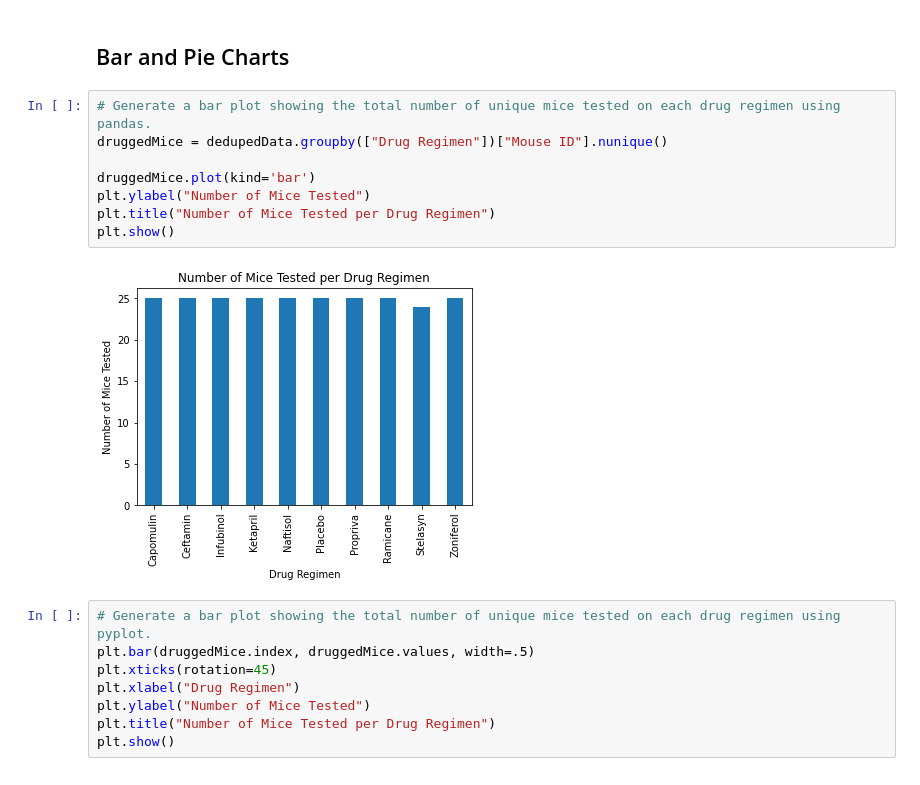
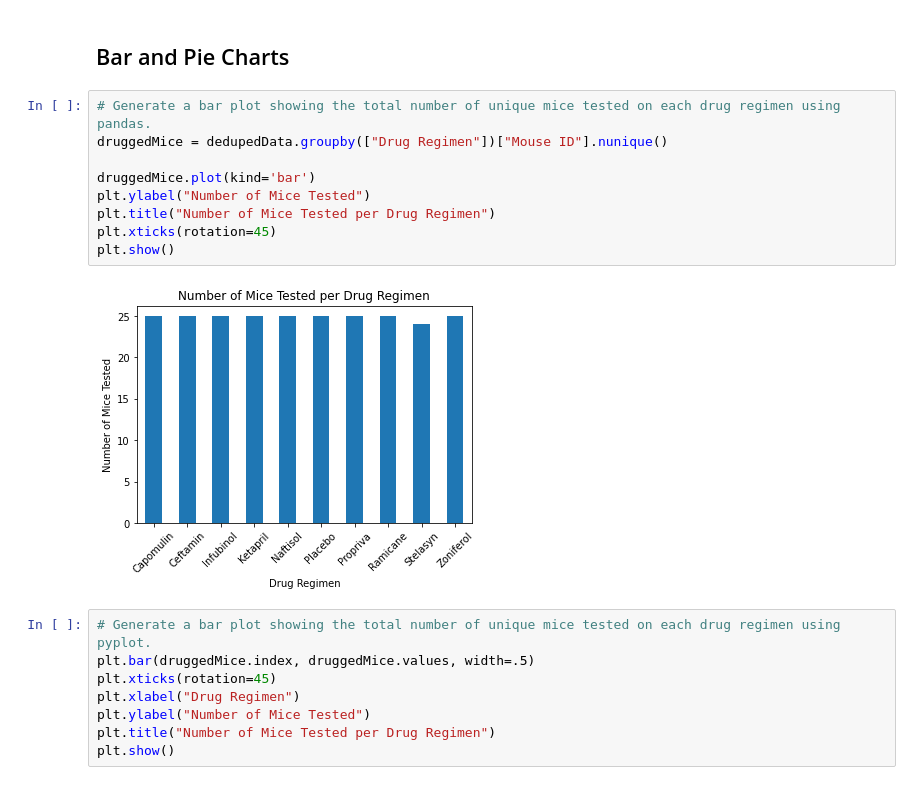
Before and after one commit to MarcyVampQueen/Matplotlib-challenge, a Jupyter notebook: Pymaceuticals/pymaceuticals_starter.ipynb, the cells around one changed output. Cells and saved outputs as stored; diff of their text form.

```diff
--- a/Pymaceuticals/pymaceuticals_starter.ipynb
+++ b/Pymaceuticals/pymaceuticals_starter.ipynb
@@ -111,13 +111,14 @@ regimens["Tumor Volume (mm3)"].agg(func=['mean','median','var','std','sem'])
 # %%
 # Generate a bar plot showing the total number of unique mice tested on each drug regimen using pandas.
 druggedMice = dedupedData.groupby(["Drug Regimen"])["Mouse ID"].nunique()
 
 druggedMice.plot(kind='bar')
 plt.ylabel("Number of Mice Tested")
 plt.title("Number of Mice Tested per Drug Regimen")
+plt.xticks(rotation=45)
 plt.show()
 # %% [output]
-[figure, old version]
+[figure, new version]
 # %%
 # Generate a bar plot showing the total number of unique mice tested on each drug regimen using pyplot.
 plt.bar(druggedMice.index, druggedMice.values, width=.5)
```
Also changed, not shown: parts of 3 cells of this notebook.
